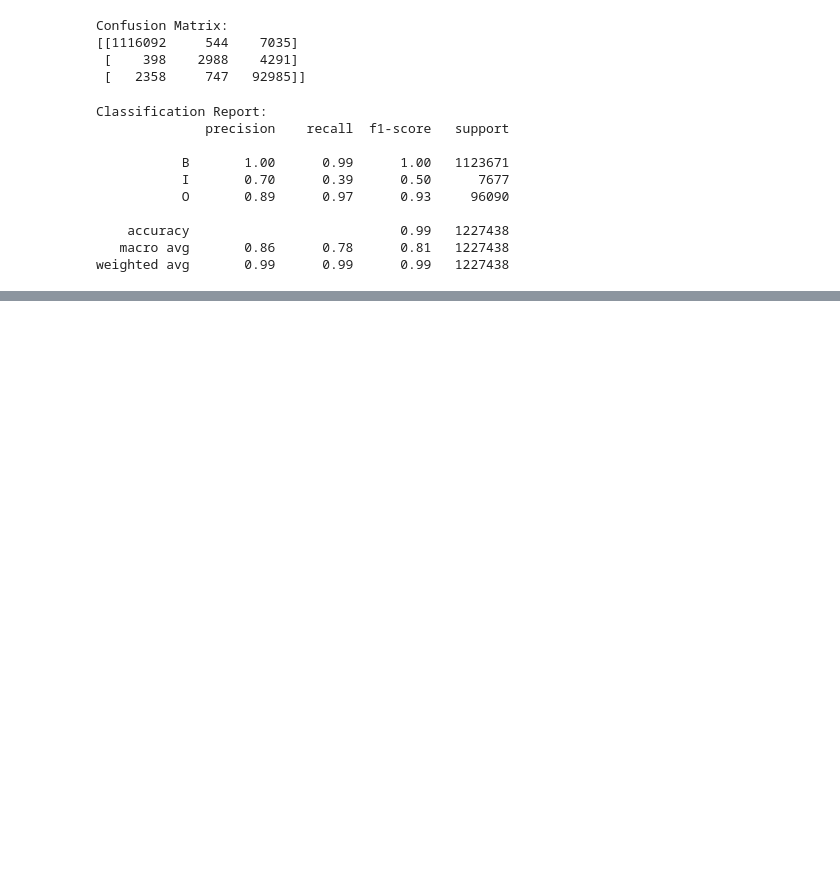
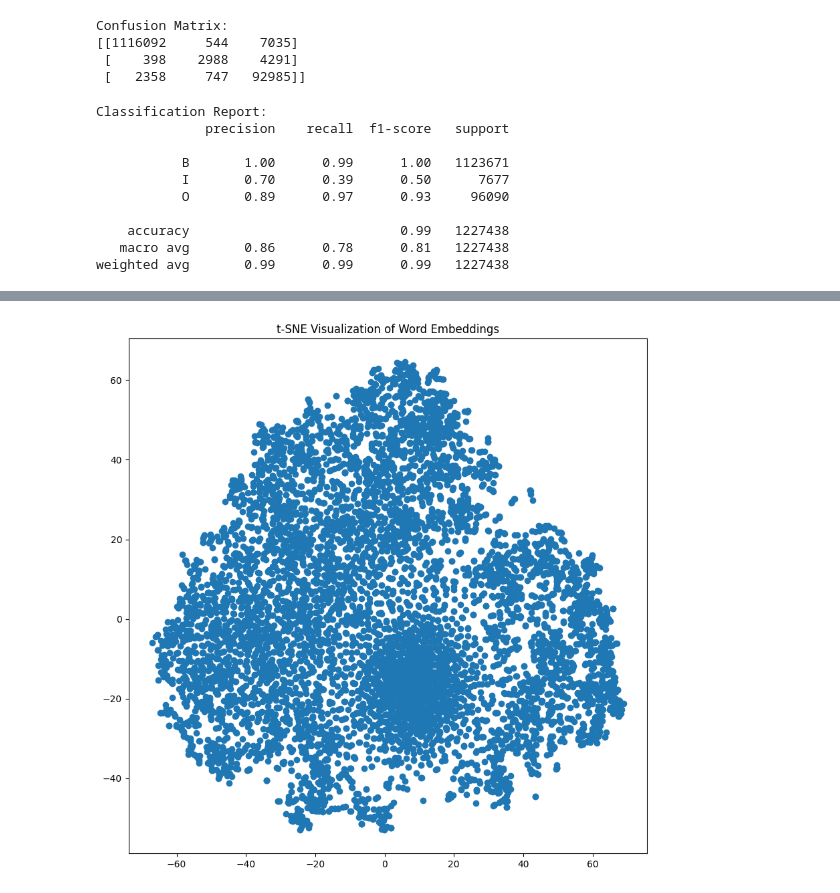
Before and after one commit to okechukwuchude/Automating-Medical-Coding, a Jupyter notebook: BiDi_LSTM.ipynb, the cells around one changed output, grey strips where cells are left out. Saved outputs shown, nothing was run; the diff lists cells and outputs as text; code cells hidden in the pictures; blank space fills up the shorter version.

```diff
--- a/BiDi_LSTM.ipynb
+++ b/BiDi_LSTM.ipynb
@@ -122,0 +144,19 @@ weighted avg       0.99      0.99      0.99   1227438
+# %%
+# If using pre-trained embeddings, you can visualize them using t-SNE or PCA
+# For t-SNE
+from sklearn.manifold import TSNE
+
+# Assuming your embeddings are in model.layers[0].get_weights()[0]
+embeddings = model.layers[0].get_weights()[0]
+
+# Reduce dimensionality using t-SNE
+tsne = TSNE(n_components=2, random_state=42)
+embeddings_tsne = tsne.fit_transform(embeddings)
+
+# Plot t-SNE embeddings
+plt.figure(figsize=(10, 10))
+plt.scatter(embeddings_tsne[:, 0], embeddings_tsne[:, 1])
+plt.title('t-SNE Visualization of Word Embeddings')
+plt.show()
+# %% [output]
+[figure, added]
```
Also changed, not shown: parts of 3 cells of this notebook.
